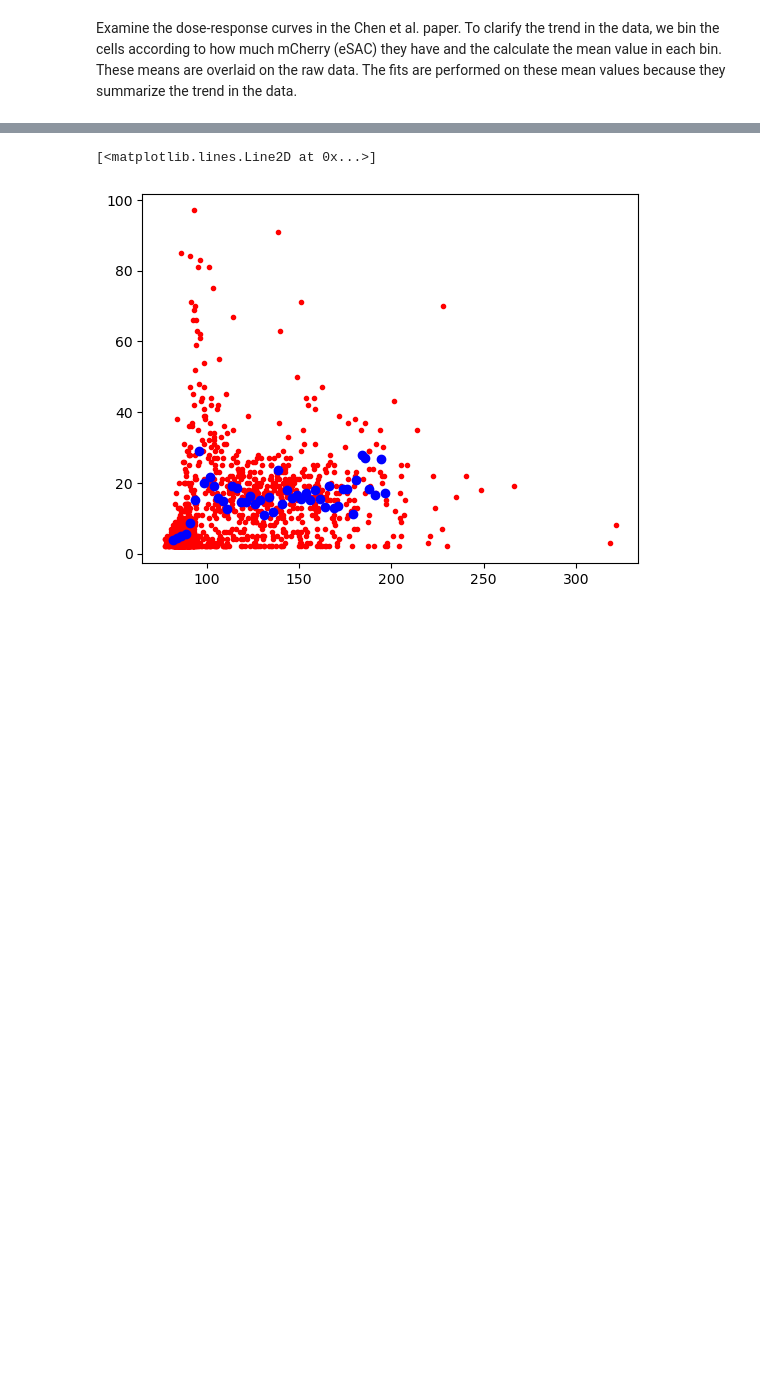
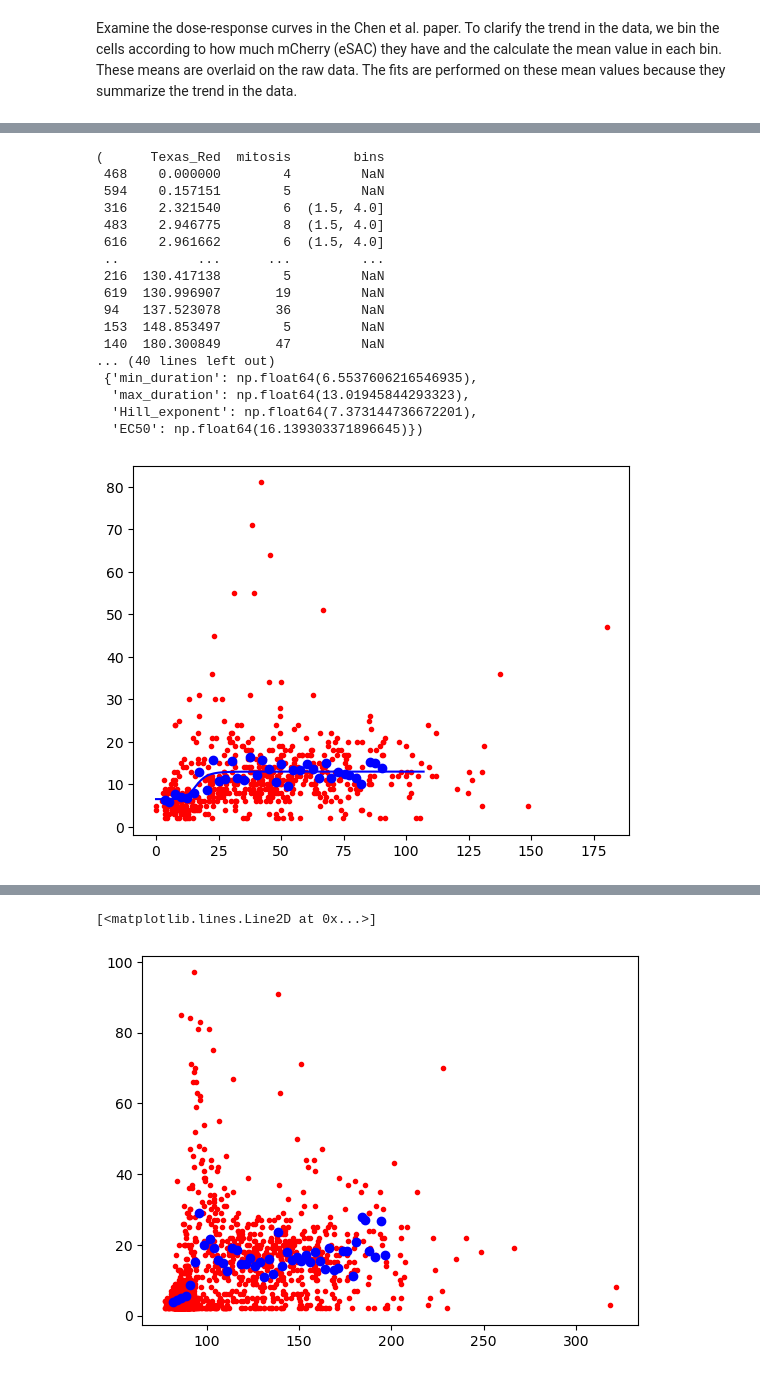
Before and after one commit to anishjv/cellapp-analysis, a Jupyter notebook: eSAC_data_analysis.ipynb, the cells around one changed output, grey strips where cells are left out. Saved outputs shown, nothing was run; the diff lists cells and outputs as text; code cells hidden in the pictures; blank space fills up the shorter version.

```diff
--- a/eSAC_data_analysis.ipynb
+++ b/eSAC_data_analysis.ipynb
@@ -68,3 +117,24 @@ means
+# %%
+fit_model(hela.loc[:, ("Texas_Red", "mitosis")], True)
+# %% [output]
+(      Texas_Red  mitosis        bins
+ 468    0.000000        4         NaN
+ 594    0.157151        5         NaN
+ 316    2.321540        6  (1.5, 4.0]
+ 483    2.946775        8  (1.5, 4.0]
+ 616    2.961662        6  (1.5, 4.0]
+ ..          ...      ...         ...
+ 216  130.417138        5         NaN
+ 619  130.996907       19         NaN
+ 94   137.523078       36         NaN
+ 153  148.853497        5         NaN
+ 140  180.300849       47         NaN
+... (40 lines left out)
+ {'min_duration': np.float64(6.5537606216546935),
+  'max_duration': np.float64(13.01945844293323),
+  'Hill_exponent': np.float64(7.373144736672201),
+  'EC50': np.float64(16.139303371896645)})
+[figure, added]
 # %%
 # pd.cut function returns a label vector with the label being the bin
 # that the row value belongs to.
```
Also changed, not shown: parts of 8 cells of this notebook, 1 other file.
